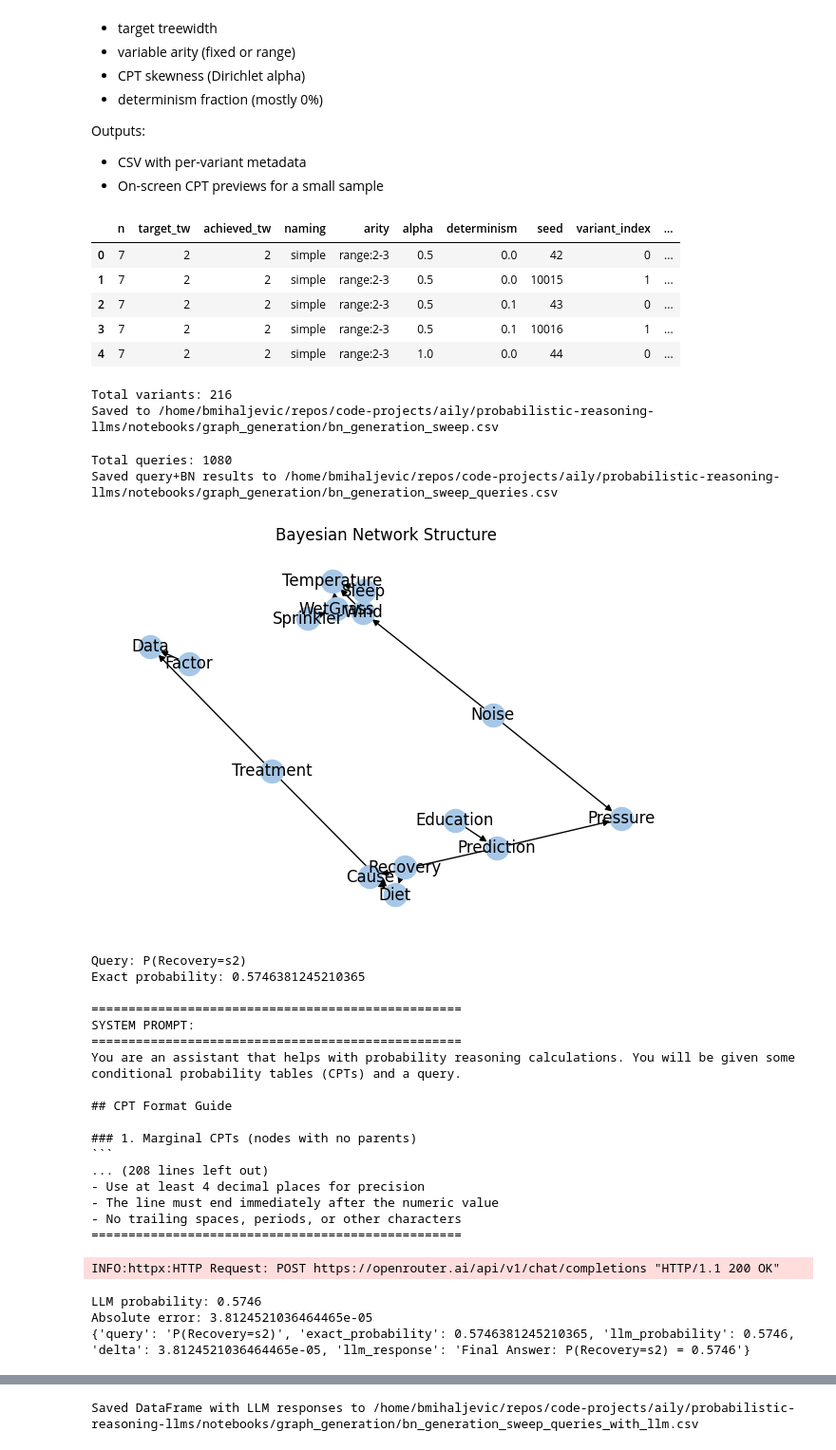
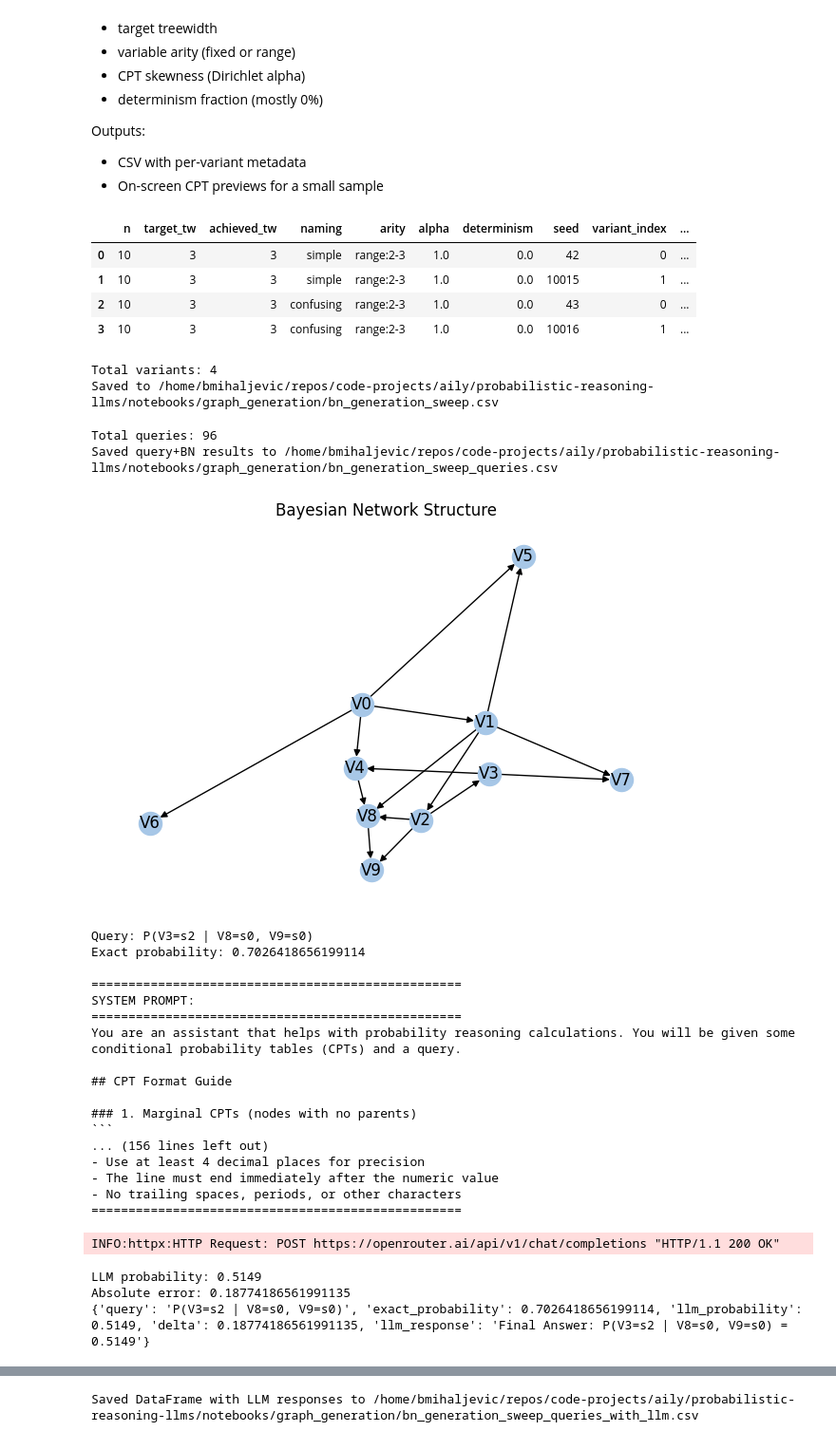
Before and after one commit to ferjorosa/probabilistic-reasoning-llms, a Jupyter notebook: notebooks/graph_generation/BN_generation_sweep.ipynb, the cells around one changed output, grey strips where cells are left out. Shown at 95% size. Drawn from its saved outputs; the diff is of its cells as text; code cells hidden in the pictures.

````diff
--- a/notebooks/graph_generation/BN_generation_sweep.ipynb
+++ b/notebooks/graph_generation/BN_generation_sweep.ipynb
@@ -51,15 +51,20 @@ prompts = load_yaml(prompt_path)
 from llm_calling import extract_numeric_answer, create_probability_prompt, run_llm_call
 # %%
 # Parameter grids (edit as needed)
-ns = [7, 11, 15]
-treewidths = [2, 3, 4]
+#ns = [7, 11, 15]
+ns = [10]
+#treewidths = [2, 3, 4]
+treewidths = [3]
 arity_specs = [
     #{"type": "fixed", "fixed": 2},
     {"type": "range", "min": 2, "max": 3},
 ]
-dirichlet_alphas = [0.5, 1.0]
-determinism_fracs = [0.0, 0.1]  # mostly 0%; includes a nonzero test
-naming_strategies = ['simple', 'confusing', 'semantic']  # Add naming strategy variation
+#dirichlet_alphas = [0.5, 1.0]
+dirichlet_alphas = [1.0]
+#determinism_fracs = [0.0, 0.1]  # mostly 0%; includes a nonzero test
+determinism_fracs = [0.0]  # mostly 0%; includes a nonzero test
+#naming_strategies = ['simple', 'confusing', 'semantic']  # Add naming strategy variation
+naming_strategies = ['simple', 'confusing']  # Add naming strategy variation
 variants_per_combo = 2
 base_seed = 42
 
@@ -134,17 +139,15 @@ df.to_csv(out_csv, index=False)
 print('Saved to', out_csv)
 # %% [output]
 |  | n | target_tw | achieved_tw | naming | arity | alpha | determinism | seed | variant_index | ... |
-| 0 | 7 | 2 | 2 | simple | range:2-3 | 0.5 | 0.0 | 42 | 0 | ... |
-| 1 | 7 | 2 | 2 | simple | range:2-3 | 0.5 | 0.0 | 10015 | 1 | ... |
-| 2 | 7 | 2 | 2 | simple | range:2-3 | 0.5 | 0.1 | 43 | 0 | ... |
-| 3 | 7 | 2 | 2 | simple | range:2-3 | 0.5 | 0.1 | 10016 | 1 | ... |
-| 4 | 7 | 2 | 2 | simple | range:2-3 | 1.0 | 0.0 | 44 | 0 | ... |
+| 0 | 10 | 3 | 3 | simple | range:2-3 | 1.0 | 0.0 | 42 | 0 | ... |
+| 1 | 10 | 3 | 3 | simple | range:2-3 | 1.0 | 0.0 | 10015 | 1 | ... |
+| 2 | 10 | 3 | 3 | confusing | range:2-3 | 1.0 | 0.0 | 43 | 0 | ... |
+| 3 | 10 | 3 | 3 | confusing | range:2-3 | 1.0 | 0.0 | 10016 | 1 | ... |
-Total variants: 216
+Total variants: 4
 Saved to /home/bmihaljevic/repos/code-projects/aily/probabilistic-reasoning-llms/notebooks/graph_generation/bn_generation_sweep.csv
 # %%
-
-# For each Bayesian network, generate 5 queries using generate_queries, run them, and collect results
-from query_generation import QuerySpec, generate_queries
+# For each Bayesian network, generate n queries using generate_queries, run them, and collect results
+from query_generation import generate_queries
 from pgmpy.inference import VariableElimination
 
 # Store all queries for later recovery: a list of lists (per BN)
@@ -159,10 +162,12 @@ for idx, bn_dict in enumerate(all_bayesian_networks):
     # Generate 5 queries for this BN
     queries = generate_queries(
         bn,
-        num_queries=5,
-        query_node_counts=(1, 2),
+        num_queries=24,
+        #query_node_counts=(1, 2),
+        query_node_counts=[1],
         evidence_counts=(0, 1, 2),
-        distance_buckets=[(1, 1), (2, 3), (1, 3)],
+        #distance_buckets=[(1, 1), (2, 3), (1, 3)],
+        distance_buckets=[(2, 3)],
         seed=query_seed,
     )
     all_bn_queries.append(queries)
@@ -213,30 +218,31 @@ out_query_csv = repo_root / 'notebooks' / 'graph_generation' / 'bn_generation_sw
 full_df.to_csv(out_query_csv, index=False)
 print('Saved query+BN results to', out_query_csv)
 # %% [output]
-Total queries: 1080
+Total queries: 96
 Saved query+BN results to /home/bmihaljevic/repos/code-projects/aily/probabilistic-reasoning-llms/notebooks/graph_generation/bn_generation_sweep_queries.csv
 # %%
 # Inspect a single row: draw BN, call LLM, compare\n
 from bn_query_sweep import inspect_row_and_call_llm, call_llm_for_query
 from pathlib import Path
 
 # Choose a row index from full_df
-row_index = 330
+#row_index = 330
+row_index = 33
 
 result = inspect_row_and_call_llm(
     full_df=full_df,
     all_bayesian_networks=all_bayesian_networks,
     row_index=row_index,
     openai_client=client,
     model=MODEL,
     prompts_path=prompt_path,
     draw_kwargs={"figsize": (6, 4)},
 )
 print(result)
 # %% [output]
-[figure, old version]
+[figure, new version]
-Query: P(Recovery=s2)
-Exact probability: 0.5746381245210365
+Query: P(V3=s2 | V8=s0, V9=s0)
+Exact probability: 0.7026418656199114
 
 ==================================================
 SYSTEM PROMPT:
@@ -247,15 +253,15 @@ You are an assistant that helps with probability reasoning calculations. You wil
 
 ### 1. Marginal CPTs (nodes with no parents)
 ```
-... (208 lines left out)
+... (156 lines left out)
 - Use at least 4 decimal places for precision
 - The line must end immediately after the numeric value
 - No trailing spaces, periods, or other characters
 ==================================================
 INFO:httpx:HTTP Request: POST https://openrouter.ai/api/v1/chat/completions "HTTP/1.1 200 OK"
-LLM probability: 0.5746
-Absolute error: 3.8124521036464465e-05
-{'query': 'P(Recovery=s2)', 'exact_probability': 0.5746381245210365, 'llm_probability': 0.5746, 'delta': 3.8124521036464465e-05, 'llm_response': 'Final Answer: P(Recovery=s2) = 0.5746'}
+LLM probability: 0.5149
+Absolute error: 0.18774186561991135
+{'query': 'P(V3=s2 | V8=s0, V9=s0)', 'exact_probability': 0.7026418656199114, 'llm_probability': 0.5149, 'delta': 0.18774186561991135, 'llm_response': 'Final Answer: P(V3=s2 | V8=s0, V9=s0) = 0.5149'}
 # %%
 # Optional: Call LLM on a subset AFTER query generation
 # Provide indices of rows in full_df for which to call the LLM.
````
Also changed, not shown: parts of 2 cells of this notebook, 1 other file.
